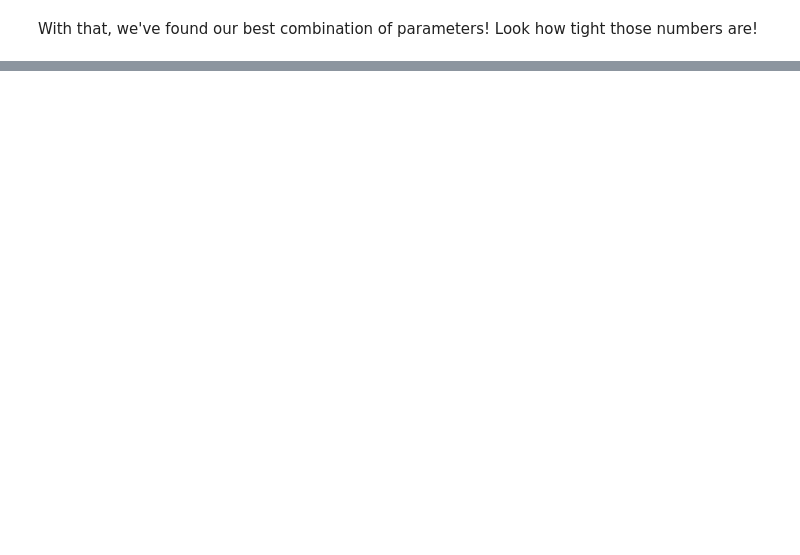
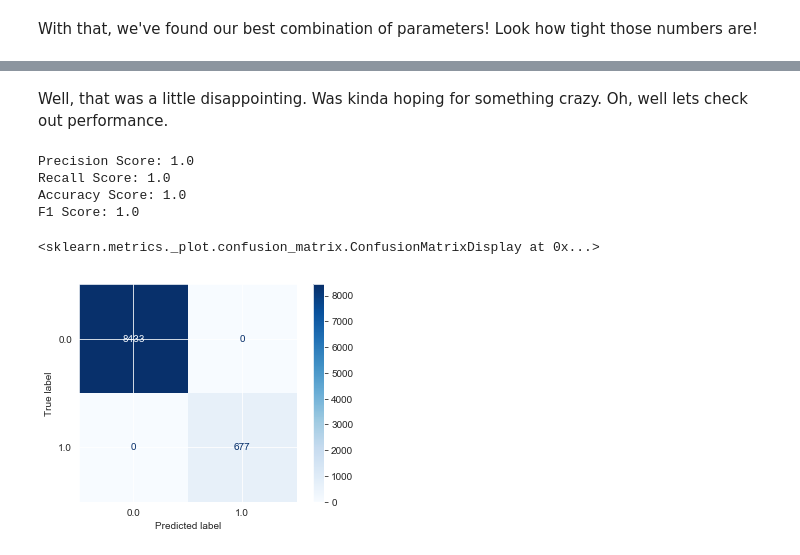
Before and after one commit to bmauss/LogReg_Analysis_of_Terry_Stops, a Jupyter notebook: 3. Modeling.ipynb, the cells around one changed output, grey strips where cells are left out. Saved outputs shown, nothing was run; the diff lists cells and outputs as text; code cells hidden in the pictures; blank space fills up the shorter version.

```diff
--- a/3. Modeling.ipynb
+++ b/3. Modeling.ipynb
@@ -513,0 +620,16 @@ With that, we've found our best combination of parameters! Look how tight those
+# %%
+# Train Decision Tree
+
+clf = DecisionTreeClassifier(random_state=42, criterion='gini',
+                             class_weight='balanced')
+clf.fit(X_train_scaled, y_train)
+
+# Plotting decision tree
+from sklearn import tree
+
+plt.figure(figsize=(12,12), dpi=500)
+tree.plot_tree(clf,
+               feature_names=X.columns,
+               class_names=np.unique(y).astype('str'),
+               filled=True, rounded=True)
+plt.show()
@@ -513,0 +638,17 @@ With that, we've found our best combination of parameters! Look how tight those
+# %% [markdown]
+Well, that was a little disappointing.  Was kinda hoping for something crazy.  Oh, well lets check out performance.
+# %%
+# Calculate the evaluation metrics
+y_hat_test = clf.predict(X_test_scaled)
+
+print_metrics(y_test, y_hat_test)
+# %% [output]
+Precision Score: 1.0
+Recall Score: 1.0
+Accuracy Score: 1.0
+F1 Score: 1.0
+# %%
+plot_confusion_matrix(clf, X_test_scaled, y_test, cmap=plt.cm.Blues)
+# %% [output]
+<sklearn.metrics._plot.confusion_matrix.ConfusionMatrixDisplay at 0x...>
+[figure, added]
```
Also changed, not shown: parts of 51 cells of this notebook.
